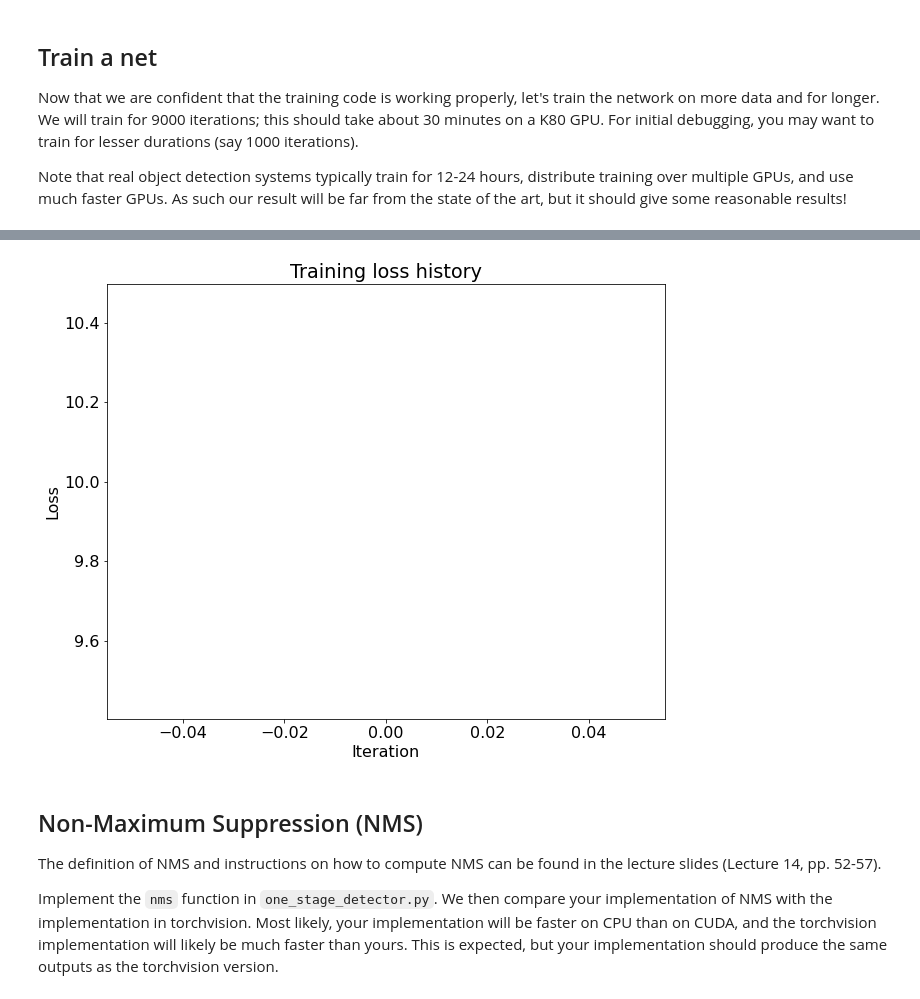
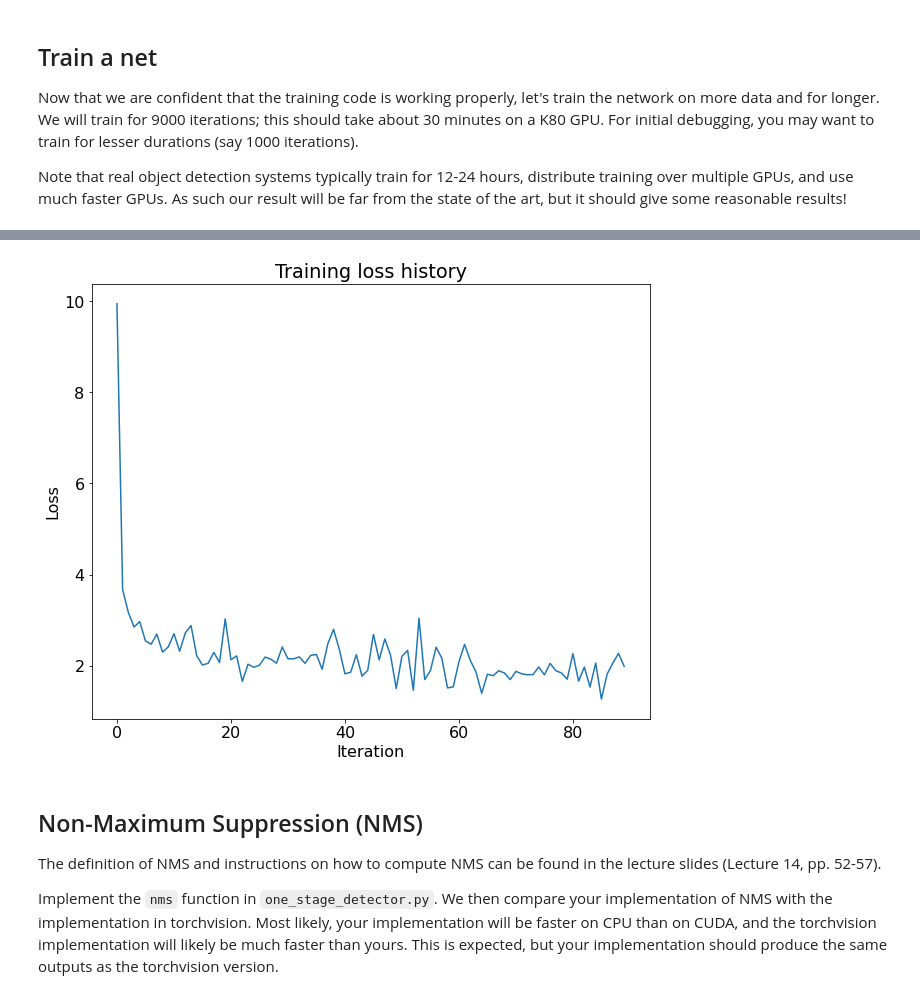
Before and after one commit to sally11131114/1102_DeepLearning, a Jupyter notebook: Final/one_stage_detector.ipynb, the cells around one changed output, grey strips where cells are left out. Drawn from its saved outputs; the diff is of its cells as text; code cells hidden in the pictures.

```diff
--- a/Final/one_stage_detector.ipynb
+++ b/Final/one_stage_detector.ipynb
@@ -807,8 +807,8 @@ detector = detector.to(DEVICE)
 train_detector(
     detector,
     train_loader,
-    learning_rate=8e-3,
-    max_iters=2000,
+    learning_rate=8e-4,
+    max_iters=9000,
     log_period=100,
     device=DEVICE,
 )
@@ -837,4 +837,4 @@ Shape of c5 features: torch.Size([2, 400, 7, 7])
-[figure, old version]
+[figure, new version]
 # %% [markdown]
 ## Non-Maximum Suppression (NMS)
 
```
Also changed, not shown: parts of 10 cells of this notebook, 3 other files.
